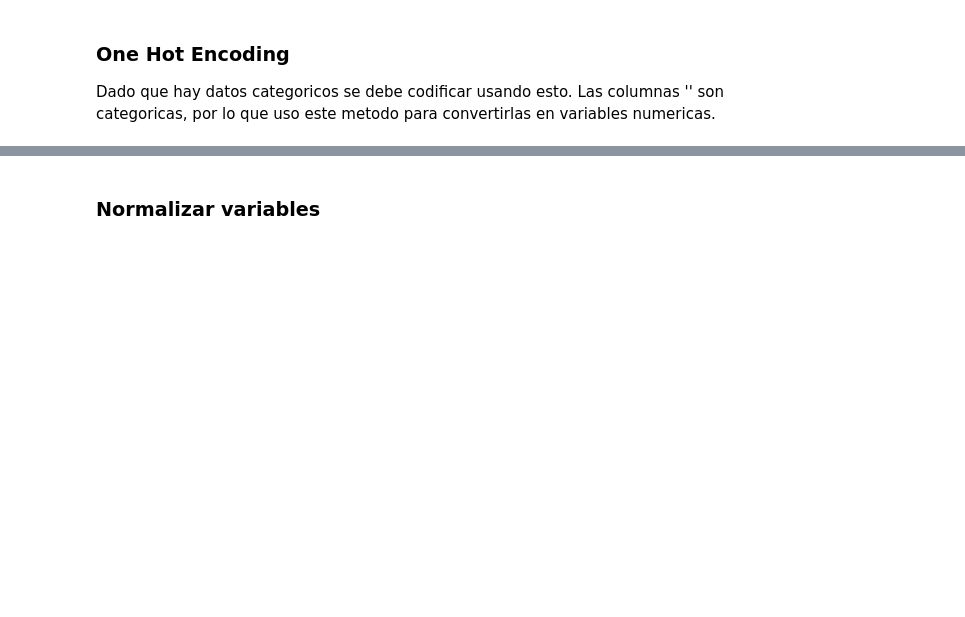
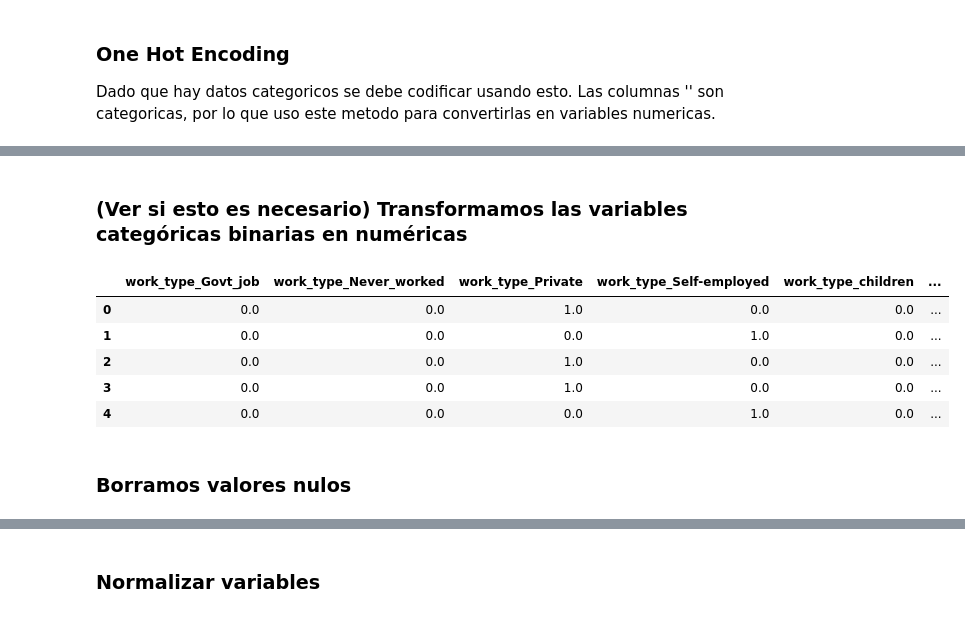
Before and after one commit to J0SEF4/DM-PredecirAccidenteCerebrovascular, a Jupyter notebook: proyecto.ipynb, the cells around one changed output, grey strips where cells are left out. Cells and saved outputs as stored; diff of their text form; code cells hidden in the pictures; blank space fills up the shorter version.

```diff
--- a/proyecto.ipynb
+++ b/proyecto.ipynb
@@ -141,0 +166,5 @@ Dado que hay datos categoricos se debe codificar usando esto. Las columnas ''  s
+# %%
+print(dframe[dframe['gender'] == 'Other'])
+rows_to_delete = dframe[dframe['gender'] == 'other'].index
+dframe.drop(rows_to_delete, inplace=True)
+print(dframe[dframe['gender'] == 'Other'])
@@ -141,0 +189,21 @@ Dado que hay datos categoricos se debe codificar usando esto. Las columnas ''  s
+# %% [markdown]
+### (Ver si esto es necesario) Transformamos las variables categóricas binarias en numéricas
+# %%
+gender_mapping = {'Male': 0, 'Female': 1}
+marry_mapping = {'Yes': 1, 'No': 0}
+residence_mapping = {'Urban': 1, 'Rural': 0}
+
+
+dframe['gender'] = dframe['gender'].map(gender_mapping)
+dframe['ever_married'] = dframe['ever_married'].map(marry_mapping)
+dframe['Residence_type'] = dframe['Residence_type'].map(residence_mapping)
+dframe.head()
+# %% [output]
+|  | work_type_Govt_job | work_type_Never_worked | work_type_Private | work_type_Self-employed | work_type_children | ... |
+| 0 | 0.0 | 0.0 | 1.0 | 0.0 | 0.0 | ... |
+| 1 | 0.0 | 0.0 | 0.0 | 1.0 | 0.0 | ... |
+| 2 | 0.0 | 0.0 | 1.0 | 0.0 | 0.0 | ... |
+| 3 | 0.0 | 0.0 | 1.0 | 0.0 | 0.0 | ... |
+| 4 | 0.0 | 0.0 | 0.0 | 1.0 | 0.0 | ... |
+# %% [markdown]
+### Borramos valores nulos
```
Also changed, not shown: parts of 11 cells of this notebook.
